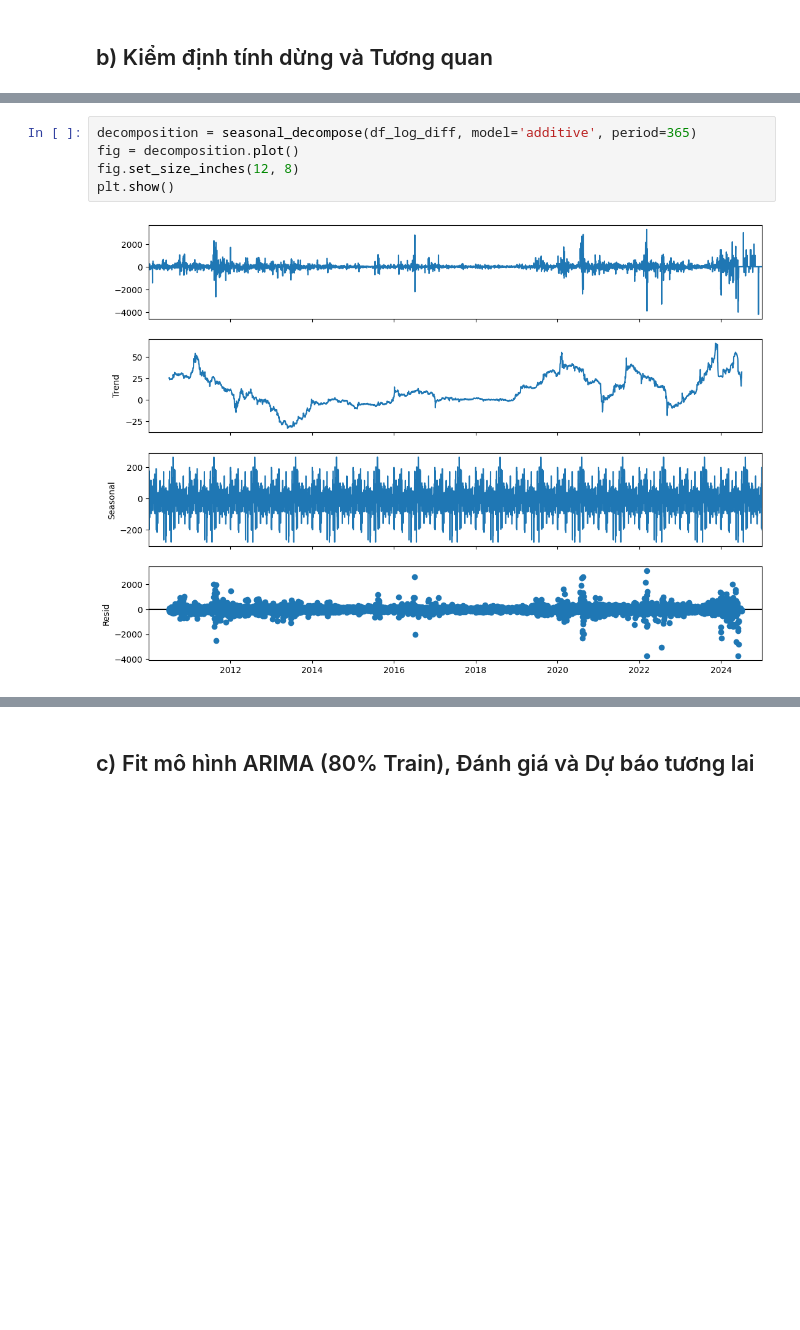
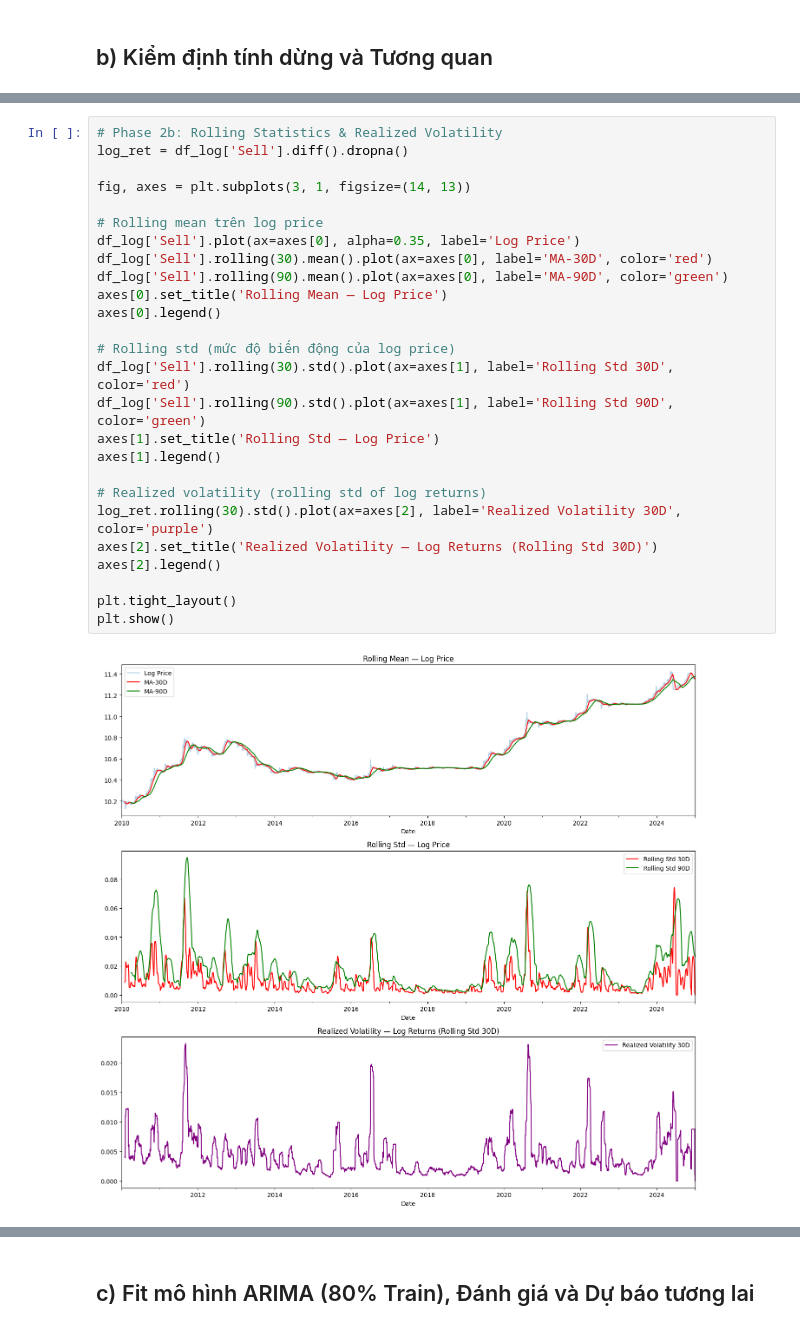
Before and after one commit to lamphat344961-alt/DA_mon_mhtk, a Jupyter notebook: project_3/do_1.ipynb, the cells around one changed output, grey strips where cells are left out. Cells and saved outputs as stored; diff of their text form; blank space fills up the shorter version.

```diff
--- a/project_3/do_1.ipynb
+++ b/project_3/do_1.ipynb
@@ -152,7 +191,28 @@ dtype: float64
-# %%
-decomposition = seasonal_decompose(df_log_diff, model='additive', period=365)
-fig = decomposition.plot()
-fig.set_size_inches(12, 8)
-plt.show()
-# %% [output]
-[figure, removed]
+# %%
+# Phase 2b: Rolling Statistics & Realized Volatility
+log_ret = df_log['Sell'].diff().dropna()
+
+fig, axes = plt.subplots(3, 1, figsize=(14, 13))
+
+# Rolling mean trên log price
+df_log['Sell'].plot(ax=axes[0], alpha=0.35, label='Log Price')
+df_log['Sell'].rolling(30).mean().plot(ax=axes[0], label='MA-30D', color='red')
+df_log['Sell'].rolling(90).mean().plot(ax=axes[0], label='MA-90D', color='green')
+axes[0].set_title('Rolling Mean — Log Price')
+axes[0].legend()
+
+# Rolling std (mức độ biến động của log price)
+df_log['Sell'].rolling(30).std().plot(ax=axes[1], label='Rolling Std 30D', color='red')
+df_log['Sell'].rolling(90).std().plot(ax=axes[1], label='Rolling Std 90D', color='green')
+axes[1].set_title('Rolling Std — Log Price')
+axes[1].legend()
+
+# Realized volatility (rolling std of log returns)
+log_ret.rolling(30).std().plot(ax=axes[2], label='Realized Volatility 30D', color='purple')
+axes[2].set_title('Realized Volatility — Log Returns (Rolling Std 30D)')
+axes[2].legend()
+
+plt.tight_layout()
+plt.show()
+# %% [output]
+[figure, added]
```
Also changed, not shown: parts of 21 cells of this notebook, 4 other files.
